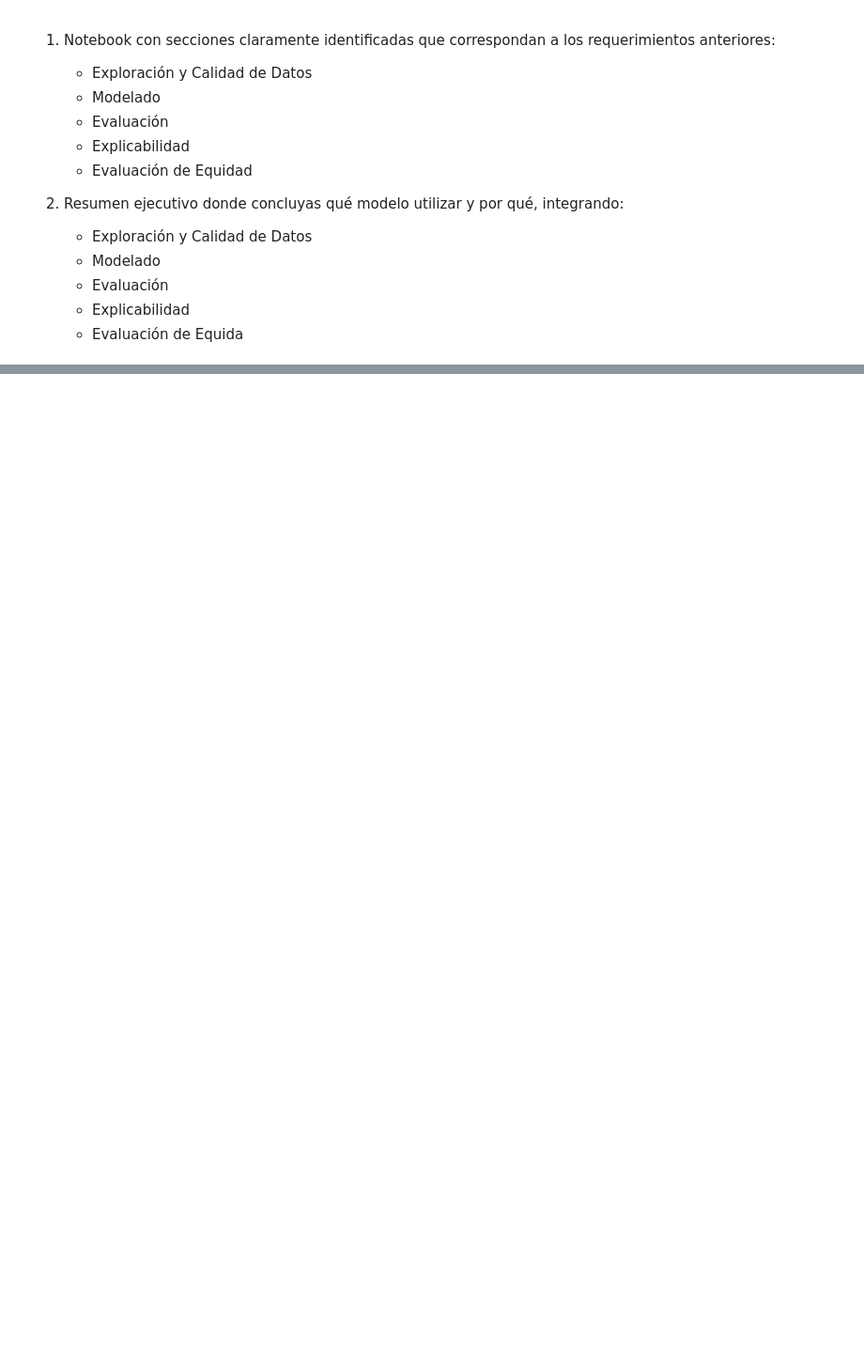
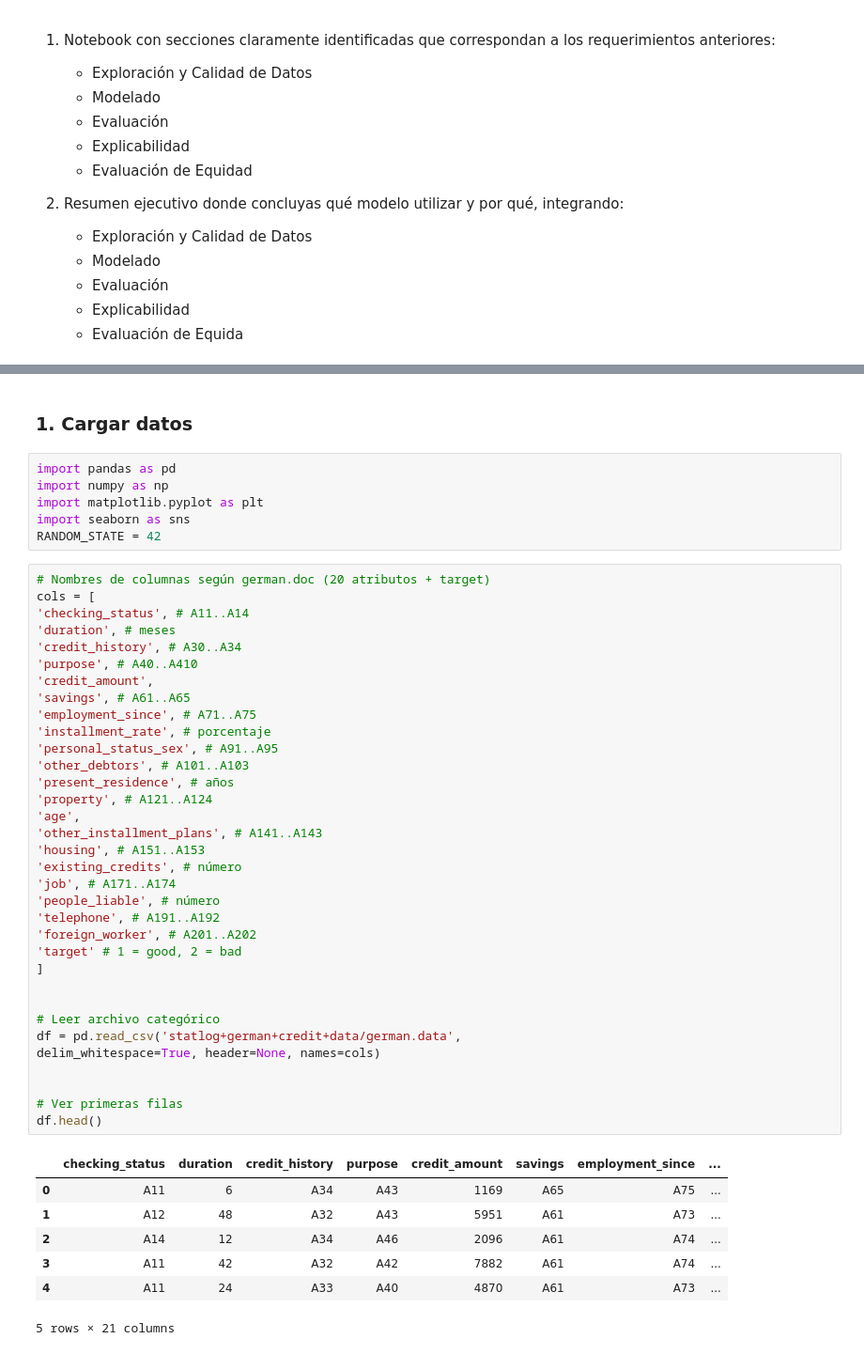
Before and after one commit to MDavidHernandezP/ExplainableModelsAndEquityAssessmentOfCreditRisk, a Jupyter notebook: bi_project3.ipynb, the cells around one changed output, grey strips where cells are left out. Shown: that part at 94% size. Drawn from its saved outputs; the diff is of its cells as text; blank space fills up the shorter version.

```diff
--- a/bi_project3.ipynb
+++ b/bi_project3.ipynb
@@ -66,0 +82,50 @@ Con base en desempeño, explicabilidad y equidad, cierra con una propuesta de us
+# %% [markdown]
+### 1. Cargar datos
+# %%
+import pandas as pd
+import numpy as np
+import matplotlib.pyplot as plt
+import seaborn as sns
+RANDOM_STATE = 42
+# %%
+# Nombres de columnas según german.doc (20 atributos + target)
+cols = [
+'checking_status', # A11..A14
+'duration', # meses
+'credit_history', # A30..A34
+'purpose', # A40..A410
+'credit_amount',
+'savings', # A61..A65
+'employment_since', # A71..A75
+'installment_rate', # porcentaje
+'personal_status_sex', # A91..A95
+'other_debtors', # A101..A103
+'present_residence', # años
+'property', # A121..A124
+'age',
+'other_installment_plans', # A141..A143
+'housing', # A151..A153
+'existing_credits', # número
+'job', # A171..A174
+'people_liable', # número
+'telephone', # A191..A192
+'foreign_worker', # A201..A202
+'target' # 1 = good, 2 = bad
+]
+
+
+# Leer archivo categórico
+df = pd.read_csv('statlog+german+credit+data/german.data',
+delim_whitespace=True, header=None, names=cols)
+
+
+# Ver primeras filas
+df.head()
+# %% [output]
+|  | checking_status | duration | credit_history | purpose | credit_amount | savings | employment_since | ... |
+| 0 | A11 | 6 | A34 | A43 | 1169 | A65 | A75 | ... |
+| 1 | A12 | 48 | A32 | A43 | 5951 | A61 | A73 | ... |
+| 2 | A14 | 12 | A34 | A46 | 2096 | A61 | A74 | ... |
+| 3 | A11 | 42 | A32 | A42 | 7882 | A61 | A74 | ... |
+| 4 | A11 | 24 | A33 | A40 | 4870 | A61 | A73 | ... |
+5 rows × 21 columns
```
Also changed, not shown: parts of 35 cells of this notebook, 6 other files.
